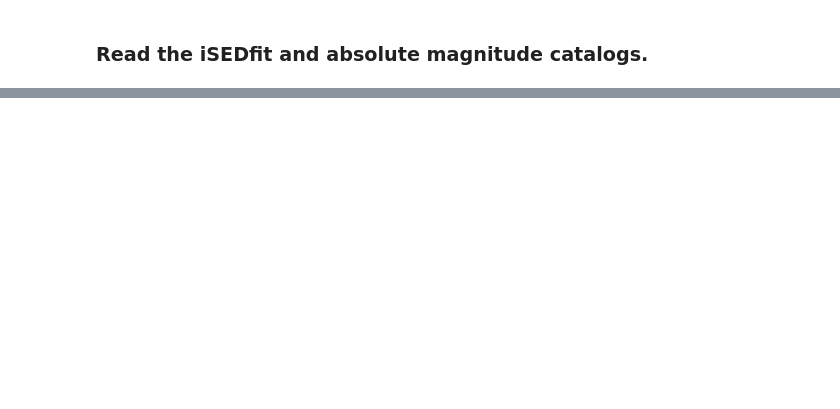
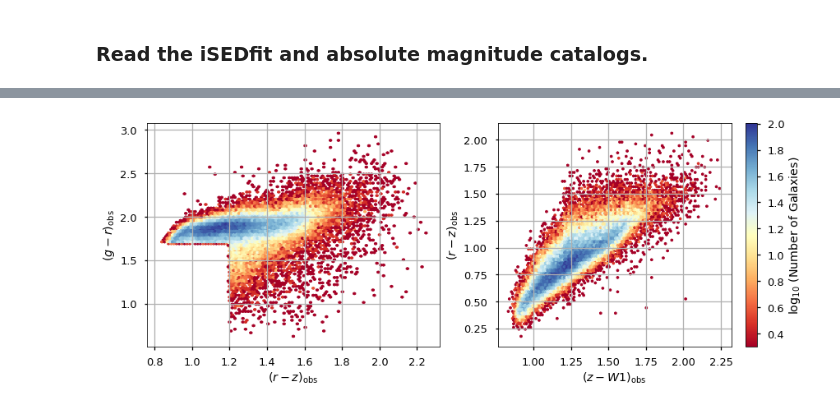
Before and after one commit to desihub/desisim, a Jupyter notebook: doc/nb/lrg-templates.ipynb, the cells around one changed output, grey strips where cells are left out. Saved outputs shown, nothing was run; the diff lists cells and outputs as text; code cells hidden in the pictures; blank space fills up the shorter version.

```diff
--- a/doc/nb/lrg-templates.ipynb
+++ b/doc/nb/lrg-templates.ipynb
@@ -161,0 +171,22 @@ nperbin = 5
+# %%
+def qa_obs():
+    fig, (ax1, ax2) = plt.subplots(1, 2, figsize=(14, 5))
+    ax1.hexbin(cat['rzobs'], cat['grobs'], mincnt=1, bins='log',
+               cmap=plt.cm.get_cmap('RdYlBu'))
+    ax1.set_xlabel(r'$(r - z)_{\rm obs}$')
+    ax1.set_ylabel(r'$(g - r)_{\rm obs}$')
+
+    hb = ax2.hexbin(cat['rzobs'], cat['zW1obs'], mincnt=1, bins='log',
+                    cmap=plt.cm.get_cmap('RdYlBu'))
+    cb = plt.colorbar(hb)
+    cb.set_label(r'$\log_{10}$ (Number of Galaxies)')
+
+    ax2.set_ylabel(r'$(r - z)_{\rm obs}$')
+    ax2.set_xlabel(r'$(z - W1)_{\rm obs}$')
+
+    for aa in (ax1, ax2):
+        aa.grid(True)
+# %%
+qa_obs()
+# %% [output]
+[figure, added]
```
Also changed, not shown: parts of 96 cells of this notebook.
